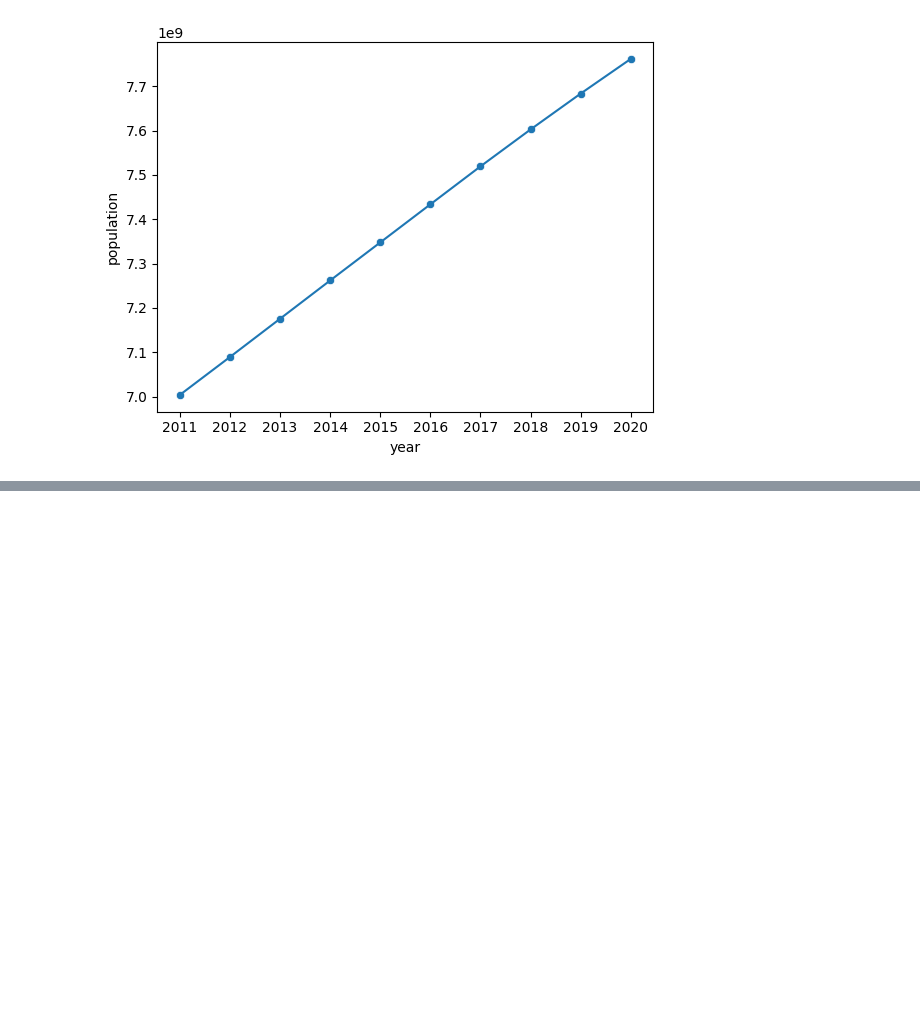
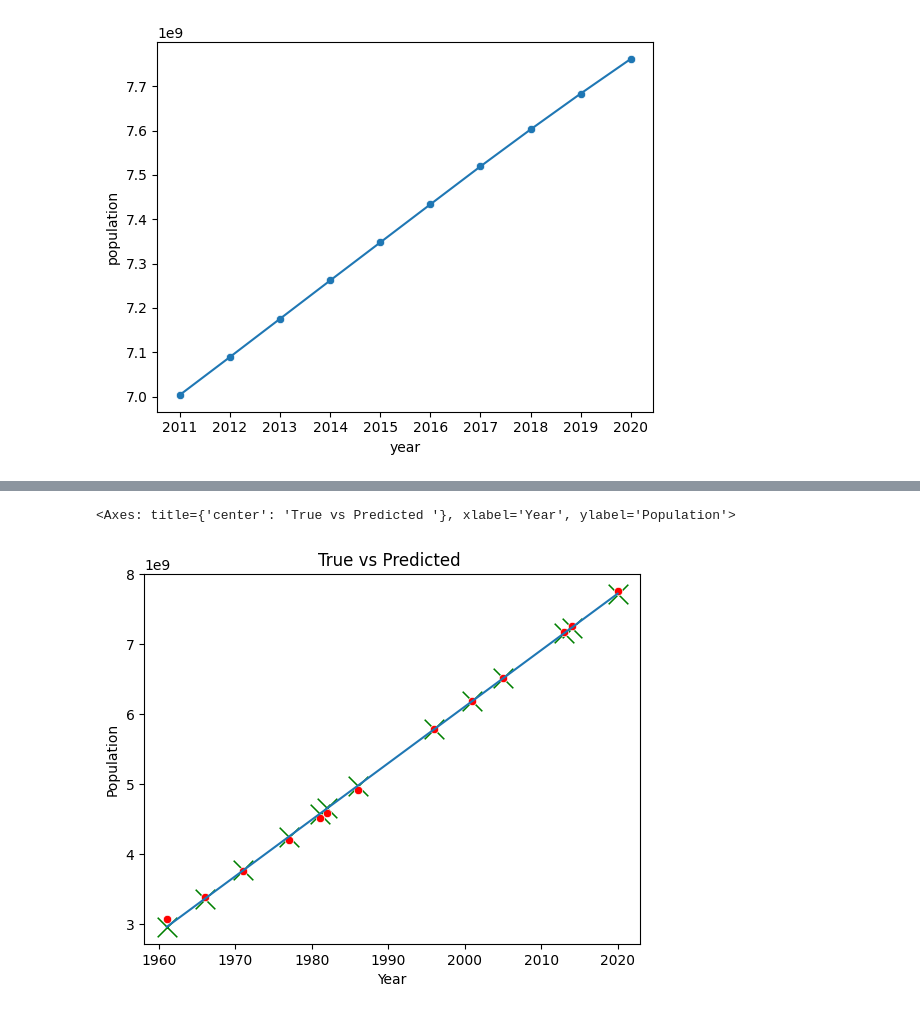
Before and after one commit to 9tw/population-prediction, a Jupyter notebook: main.ipynb, the cells around one changed output, grey strips where cells are left out. Saved outputs shown, nothing was run; the diff lists cells and outputs as text; code cells hidden in the pictures; blank space fills up the shorter version.

Commit message:
fitting linear regression

```diff
--- a/main.ipynb
+++ b/main.ipynb
@@ -73,3 +73,16 @@ sns.scatterplot(x='year', y='population', data=world.tail(10))
 # %% [output]
 <Axes: xlabel='year', ylabel='population'>
 [figure]
+# %%
+world['population'] = pd.to_numeric(world['population'])
+world['year'] = pd.to_numeric(world['year'])
+x = world['year']
+y = world['population']
+# %%
+from sklearn.model_selection import train_test_split
+X_train, X_test, y_train, y_test = train_test_split(x, y, test_size=0.2)
+X_train = X_train.values.reshape(-1,1)
+X_test = X_test.values.reshape(-1,1)
+y_train = y_train.values.reshape(-1,1)
+y_test = y_test.values.reshape(-1,1)
+print(X_train)
@@ -75,0 +107,6 @@ sns.scatterplot(x='year', y='population', data=world.tail(10))
+# %%
+from sklearn.linear_model import LinearRegression
+model = LinearRegression()
+model = model.fit(X_train, y_train)
+y_pred = model.predict(X_test)
+y_pred
@@ -75,0 +127,12 @@ sns.scatterplot(x='year', y='population', data=world.tail(10))
+# %%
+import matplotlib.pyplot as plt
+
+plt.xlabel("Year")
+plt.ylabel("Population")
+plt.title("True vs Predicted ")
+sns.lineplot(x=X_test.reshape(-1), y=y_pred.reshape(-1))
+sns.scatterplot(x=X_test.reshape(-1), y=y_pred.reshape(-1), marker="x", color="green", s=200)
+sns.scatterplot(x=X_test.reshape(-1), y=y_test.reshape(-1), color="red")
+# %% [output]
+<Axes: title={'center': 'True vs Predicted '}, xlabel='Year', ylabel='Population'>
+[figure, added]
```
Also changed, not shown: parts of 2 cells of this notebook.
